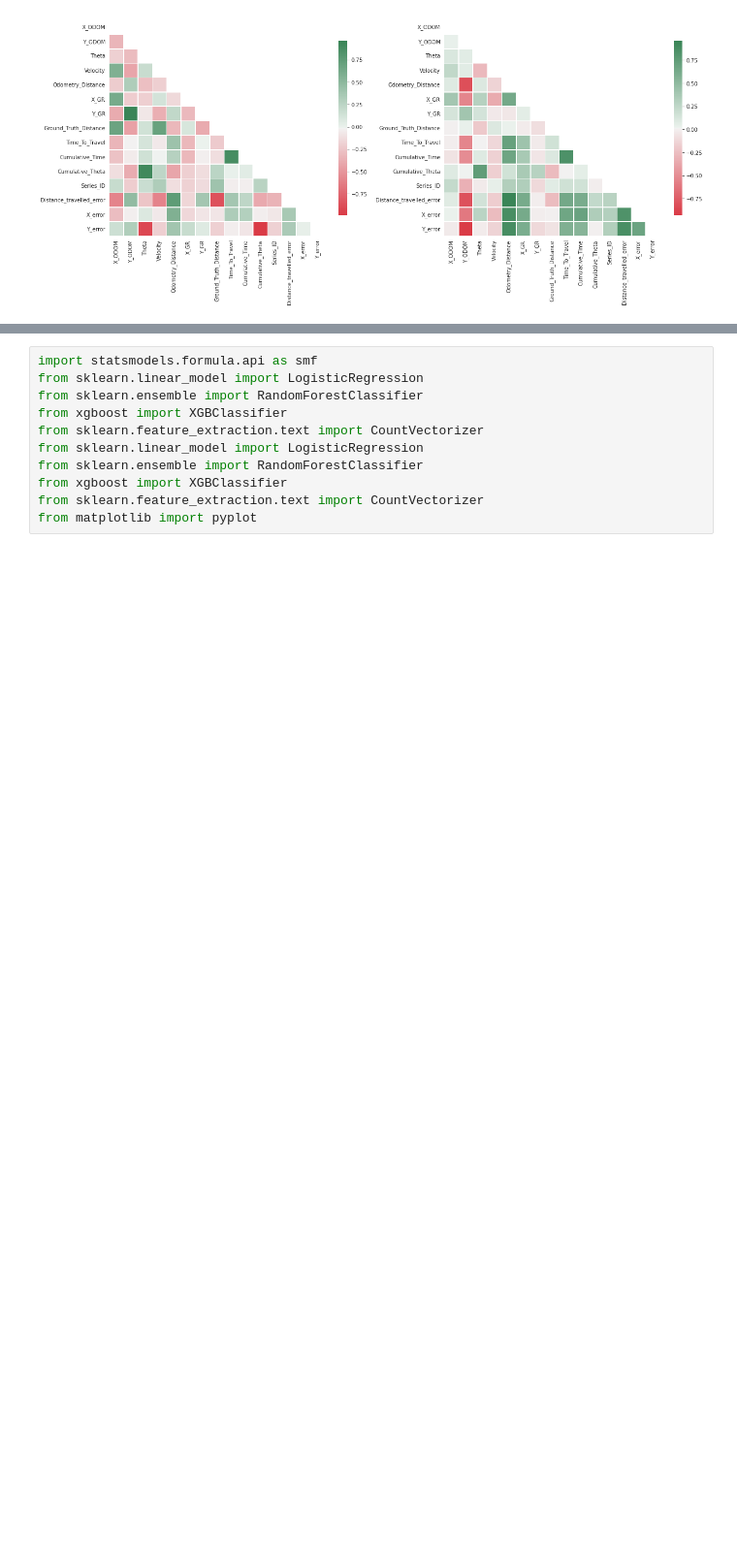
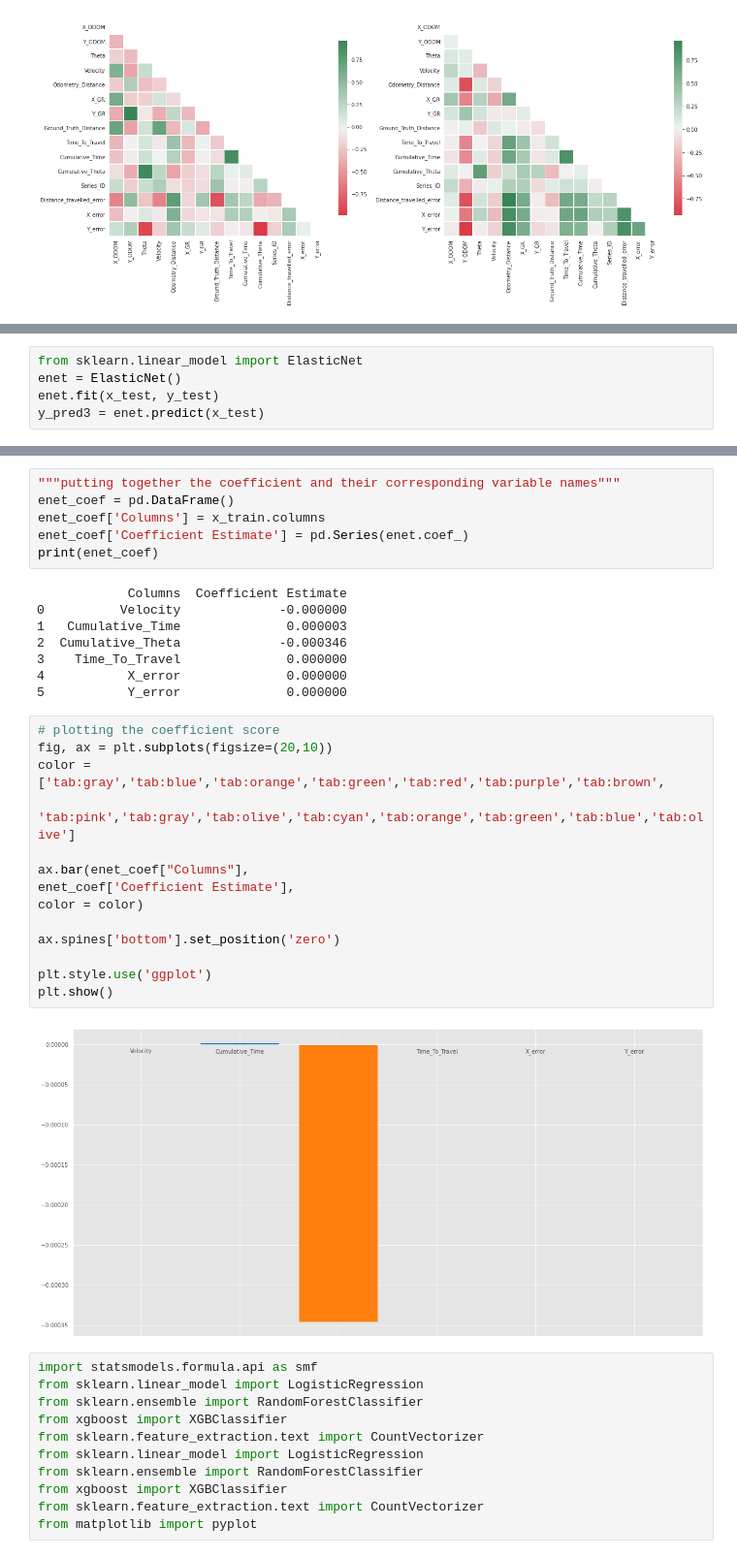
Before and after one commit to tejalvs/RobotOdometryMining, a Jupyter notebook: Modelling.ipynb, the cells around one changed output, grey strips where cells are left out. Shown at 97% size. Saved outputs shown, nothing was run; the diff lists cells and outputs as text; blank space fills up the shorter version.

```diff
--- a/Modelling.ipynb
+++ b/Modelling.ipynb
@@ -75,0 +235,5 @@ See the caveats in the documentation: https://pandas.pydata.org/pandas-docs/stab
+# %%
+from sklearn.linear_model import ElasticNet
+enet = ElasticNet()
+enet.fit(x_test, y_test)
+y_pred3 = enet.predict(x_test)
@@ -76,3 +246,33 @@ See the caveats in the documentation: https://pandas.pydata.org/pandas-docs/stab
+# %%
+"""putting together the coefficient and their corresponding variable names"""
+enet_coef = pd.DataFrame()
+enet_coef['Columns'] = x_train.columns
+enet_coef['Coefficient Estimate'] = pd.Series(enet.coef_)
+print(enet_coef)
+# %% [output]
+            Columns  Coefficient Estimate
+0          Velocity             -0.000000
+1   Cumulative_Time              0.000003
+2  Cumulative_Theta             -0.000346
+3    Time_To_Travel              0.000000
+4           X_error              0.000000
+5           Y_error              0.000000
+# %%
+# plotting the coefficient score
+fig, ax = plt.subplots(figsize=(20,10))
+color =['tab:gray','tab:blue','tab:orange','tab:green','tab:red','tab:purple','tab:brown',
+        'tab:pink','tab:gray','tab:olive','tab:cyan','tab:orange','tab:green','tab:blue','tab:olive']
+
+ax.bar(enet_coef["Columns"],
+enet_coef['Coefficient Estimate'],
+color = color)
+
+ax.spines['bottom'].set_position('zero')
+
+plt.style.use('ggplot')
+plt.show()
+# %% [output]
+[figure, added]
 # %%
 import statsmodels.formula.api as smf
 from sklearn.linear_model import LogisticRegression
```
Also changed, not shown: parts of 30 cells of this notebook.
